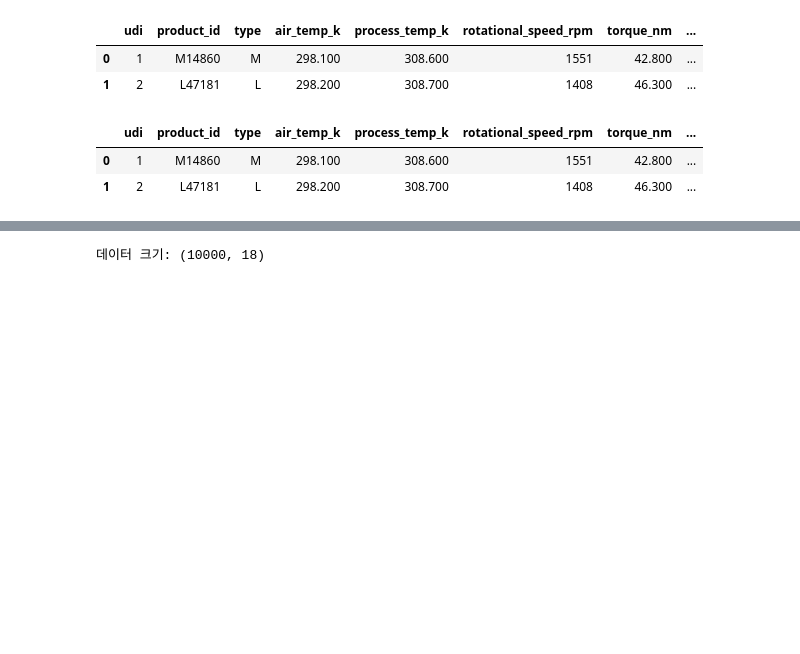
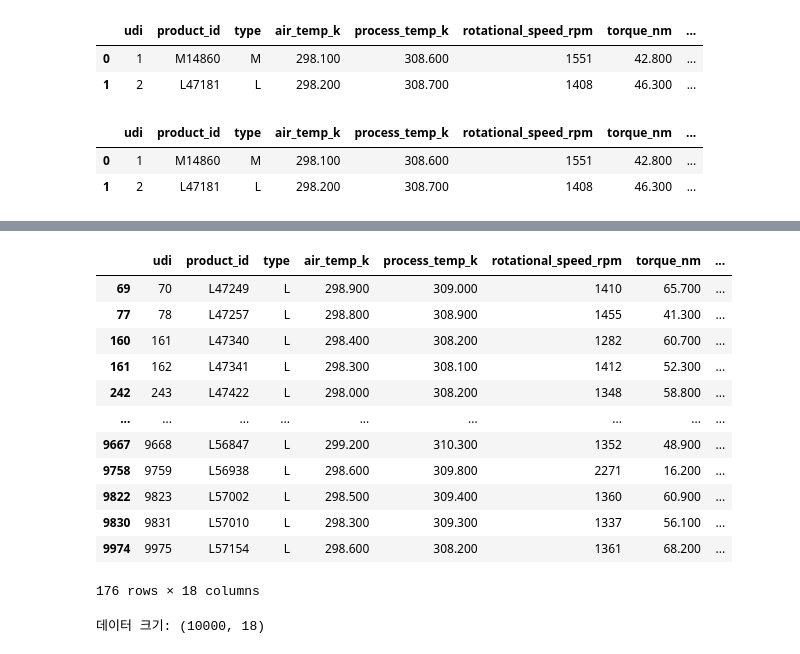
Before and after one commit to sungback/DS01, a Jupyter notebook: work/01_eda.ipynb, the cells around one changed output, grey strips where cells are left out. Saved outputs shown, nothing was run; the diff lists cells and outputs as text; code cells hidden in the pictures; blank space fills up the shorter version.

```diff
--- a/work/01_eda4.ipynb
+++ b/work/01_eda.ipynb
@@ -292,3 +318,19 @@ display(
+# %%
+df[(df["machine_failure"] == 1) & (df["tool_wear_level"] == "high")]
+# %% [output]
+|  | udi | product_id | type | air_temp_k | process_temp_k | rotational_speed_rpm | torque_nm | ... |
+| 69 | 70 | L47249 | L | 298.900 | 309.000 | 1410 | 65.700 | ... |
+| 77 | 78 | L47257 | L | 298.800 | 308.900 | 1455 | 41.300 | ... |
+| 160 | 161 | L47340 | L | 298.400 | 308.200 | 1282 | 60.700 | ... |
+| 161 | 162 | L47341 | L | 298.300 | 308.100 | 1412 | 52.300 | ... |
+| 242 | 243 | L47422 | L | 298.000 | 308.200 | 1348 | 58.800 | ... |
+| ... | ... | ... | ... | ... | ... | ... | ... | ... |
+| 9667 | 9668 | L56847 | L | 299.200 | 310.300 | 1352 | 48.900 | ... |
+| 9758 | 9759 | L56938 | L | 298.600 | 309.800 | 2271 | 16.200 | ... |
+| 9822 | 9823 | L57002 | L | 298.500 | 309.400 | 1360 | 60.900 | ... |
+| 9830 | 9831 | L57010 | L | 298.300 | 309.300 | 1337 | 56.100 | ... |
+| 9974 | 9975 | L57154 | L | 298.600 | 308.200 | 1361 | 68.200 | ... |
+176 rows × 18 columns
 # %%
 # 13. 최종 확인
 print("데이터 크기:", df.shape)
```
Also changed, not shown: parts of 12 cells of this notebook, 11 other files.
